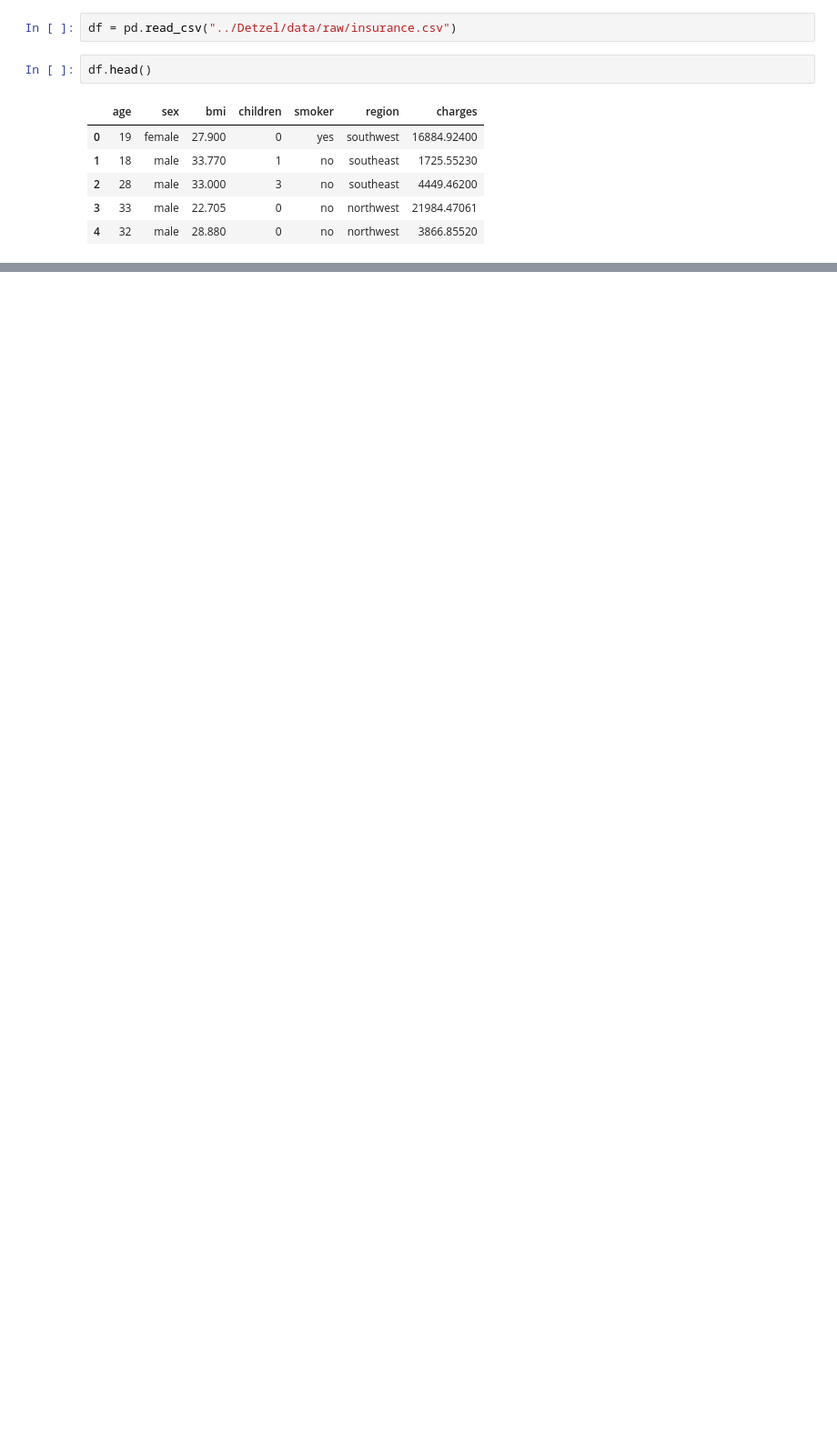
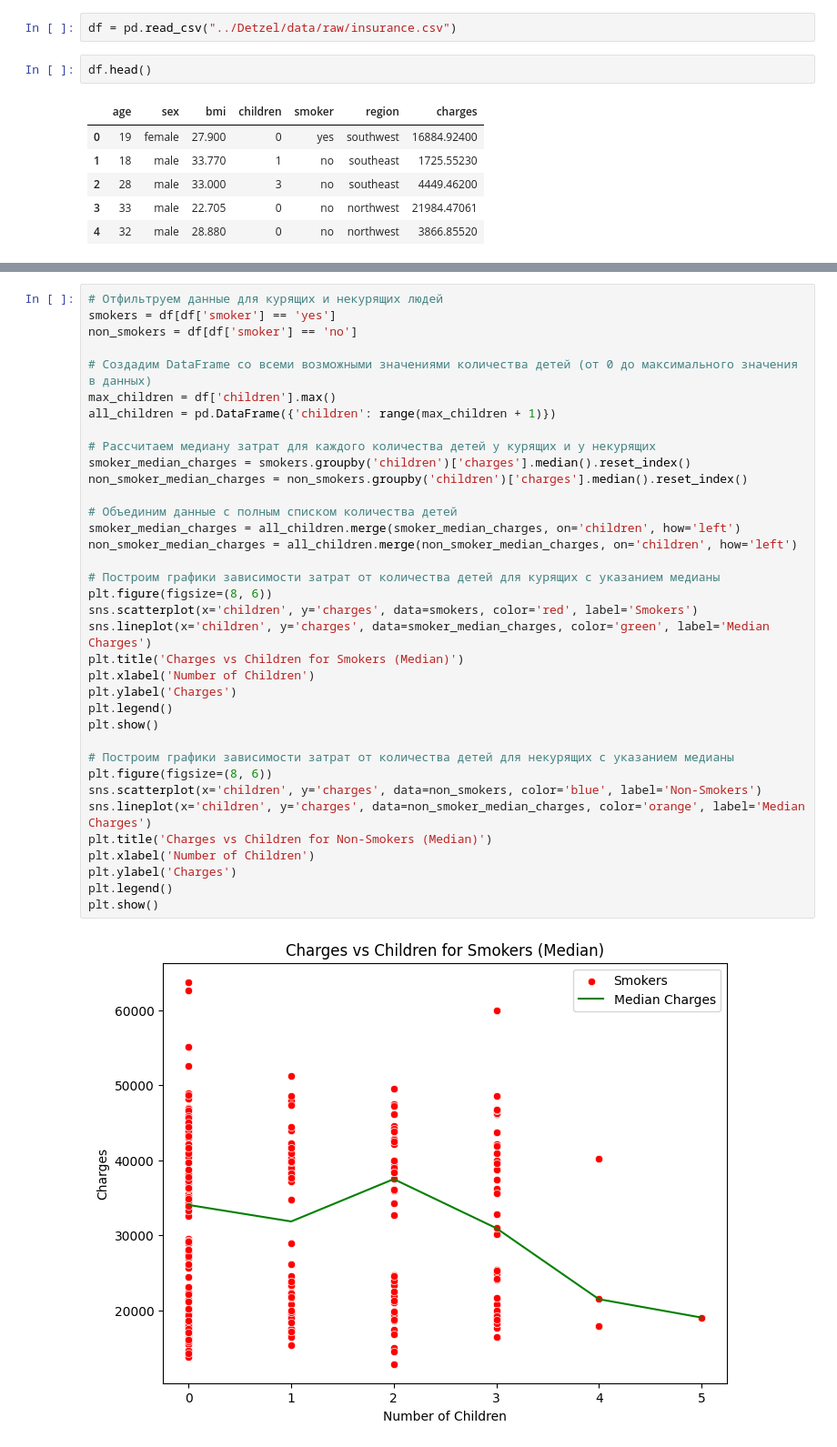
Before and after one commit to LlirikOknessu/AICourseTGroup, a Jupyter notebook: Detzel/analzye.ipynb, the cells around one changed output, grey strips where cells are left out. Shown at 91% size. Saved outputs shown, nothing was run; the diff lists cells and outputs as text; blank space fills up the shorter version.

```diff
--- a/Detzel/analzye.ipynb
+++ b/Detzel/analzye.ipynb
@@ -16,0 +94,38 @@ df.head()
+# %%
+# Отфильтруем данные для курящих и некурящих людей
+smokers = df[df['smoker'] == 'yes']
+non_smokers = df[df['smoker'] == 'no']
+
+# Создадим DataFrame со всеми возможными значениями количества детей (от 0 до максимального значения в данных)
+max_children = df['children'].max()
+all_children = pd.DataFrame({'children': range(max_children + 1)})
+
+# Рассчитаем медиану затрат для каждого количества детей у курящих и у некурящих
+smoker_median_charges = smokers.groupby('children')['charges'].median().reset_index()
+non_smoker_median_charges = non_smokers.groupby('children')['charges'].median().reset_index()
+
+# Объединим данные с полным списком количества детей
+smoker_median_charges = all_children.merge(smoker_median_charges, on='children', how='left')
+non_smoker_median_charges = all_children.merge(non_smoker_median_charges, on='children', how='left')
+
+# Построим графики зависимости затрат от количества детей для курящих с указанием медианы
+plt.figure(figsize=(8, 6))
+sns.scatterplot(x='children', y='charges', data=smokers, color='red', label='Smokers')
+sns.lineplot(x='children', y='charges', data=smoker_median_charges, color='green', label='Median Charges')
+plt.title('Charges vs Children for Smokers (Median)')
+plt.xlabel('Number of Children')
+plt.ylabel('Charges')
+plt.legend()
+plt.show()
+
+# Построим графики зависимости затрат от количества детей для некурящих с указанием медианы
+plt.figure(figsize=(8, 6))
+sns.scatterplot(x='children', y='charges', data=non_smokers, color='blue', label='Non-Smokers')
+sns.lineplot(x='children', y='charges', data=non_smoker_median_charges, color='orange', label='Median Charges')
+plt.title('Charges vs Children for Non-Smokers (Median)')
+plt.xlabel('Number of Children')
+plt.ylabel('Charges')
+plt.legend()
+plt.show()
+# %% [output]
+[figure, added]
```
Also changed, not shown: parts of 5 cells of this notebook.
